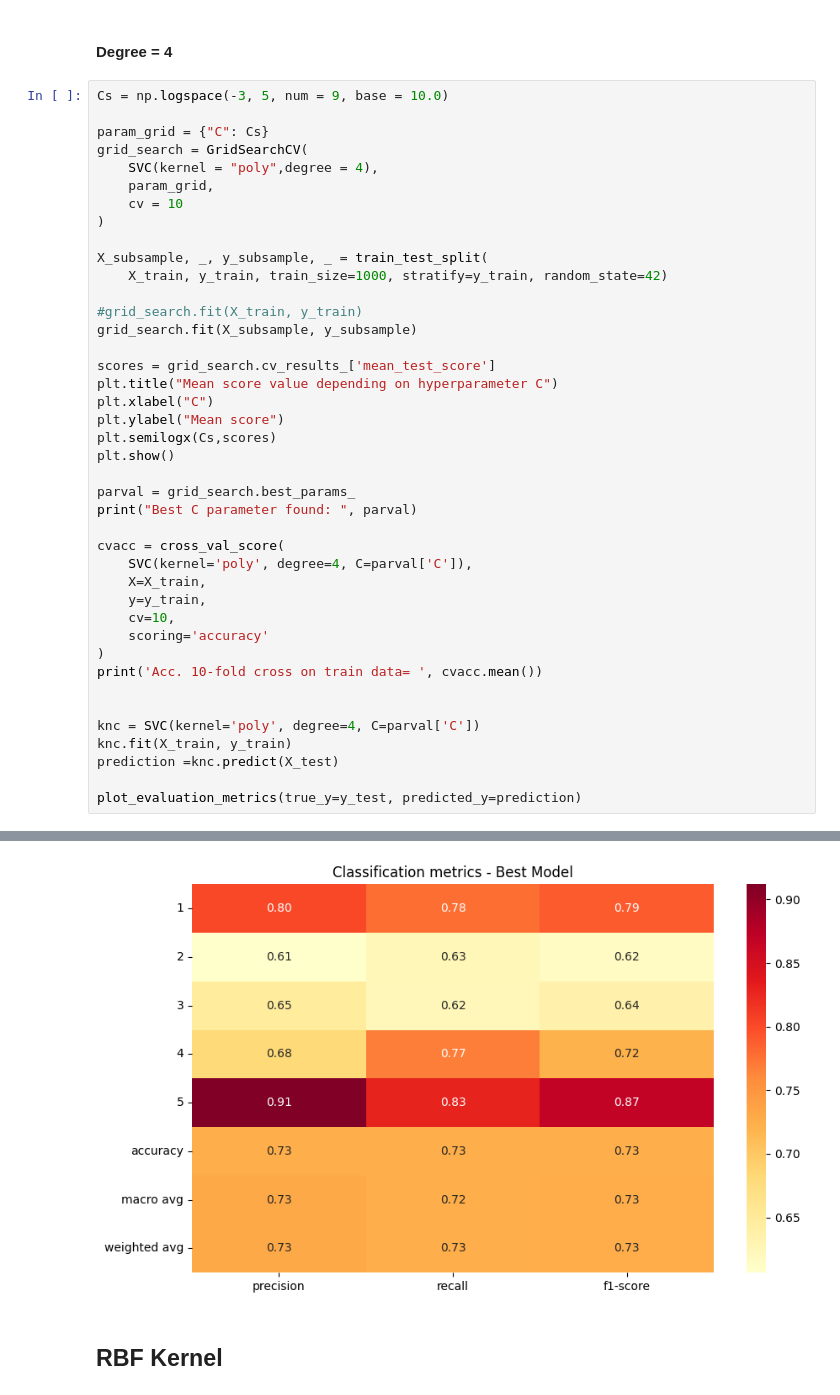
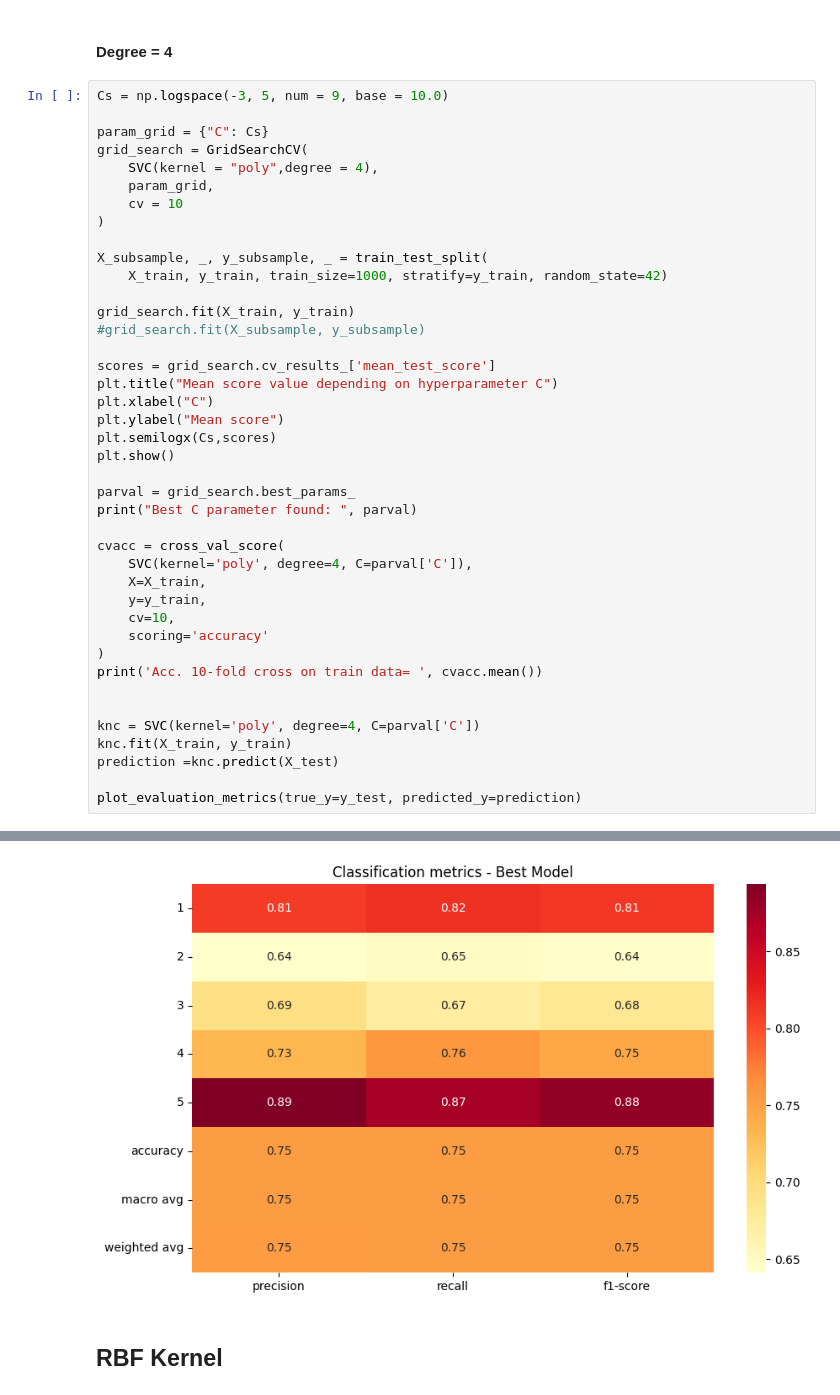
Before and after one commit to carleslobon/MD2, a Jupyter notebook: algorithms/support_vector_machines.ipynb, the cells around one changed output, grey strips where cells are left out. Cells and saved outputs as stored; diff of their text form.

```diff
--- a/algorithms/support_vector_machines.ipynb
+++ b/algorithms/support_vector_machines.ipynb
@@ -268,8 +268,8 @@ grid_search = GridSearchCV(
 X_subsample, _, y_subsample, _ = train_test_split(
     X_train, y_train, train_size=1000, stratify=y_train, random_state=42)
 
-#grid_search.fit(X_train, y_train)
-grid_search.fit(X_subsample, y_subsample)
+grid_search.fit(X_train, y_train)
+#grid_search.fit(X_subsample, y_subsample)
 
 scores = grid_search.cv_results_['mean_test_score']
 plt.title("Mean score value depending on hyperparameter C")
@@ -304,4 +304,4 @@ Acc. 10-fold cross on train data=  0.7136930109435923
-[figure, old version]
+[figure, new version]
 # %% [markdown]
 ## RBF Kernel
 # %% [markdown]
```
Also changed, not shown: parts of 1 cell of this notebook.
